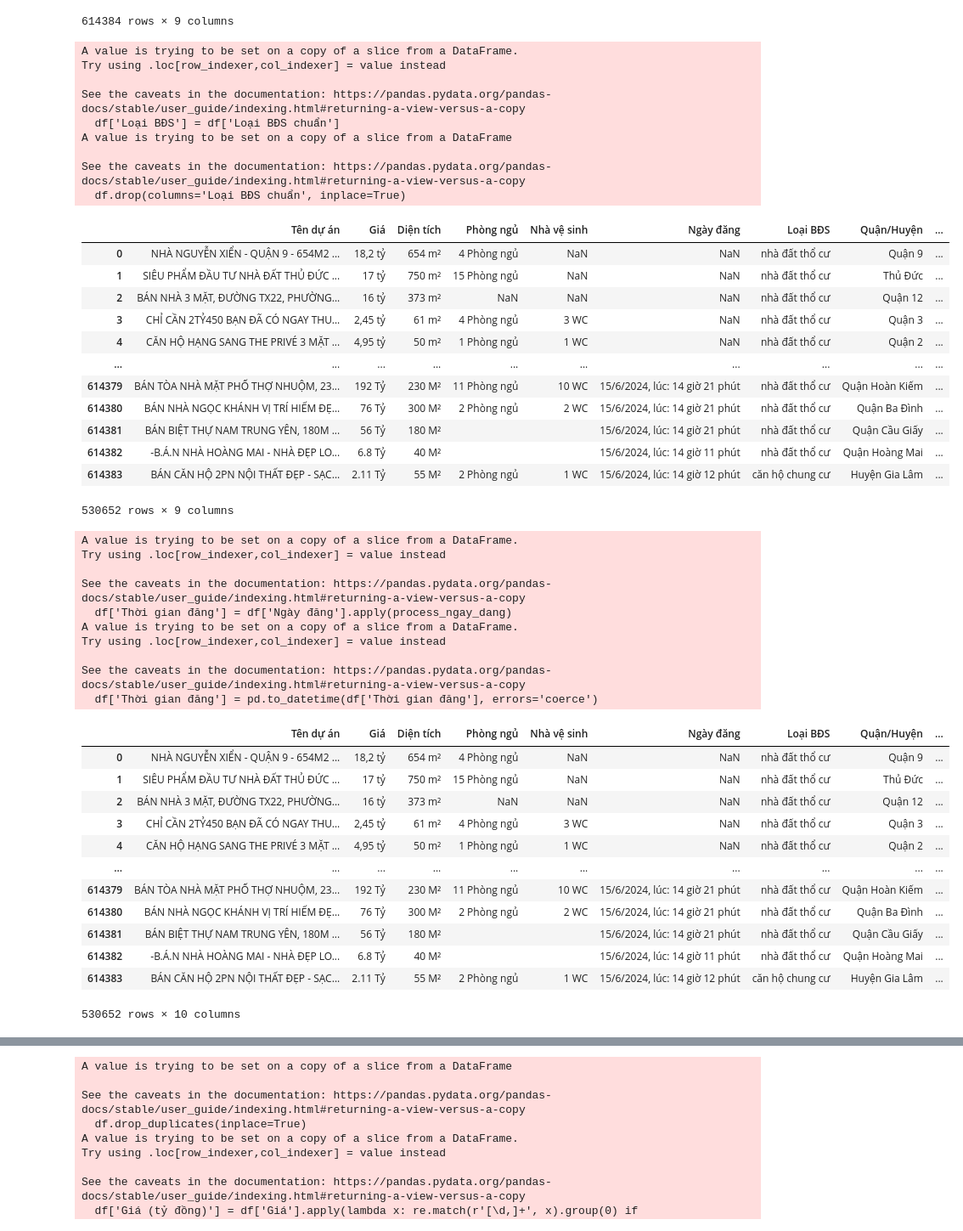
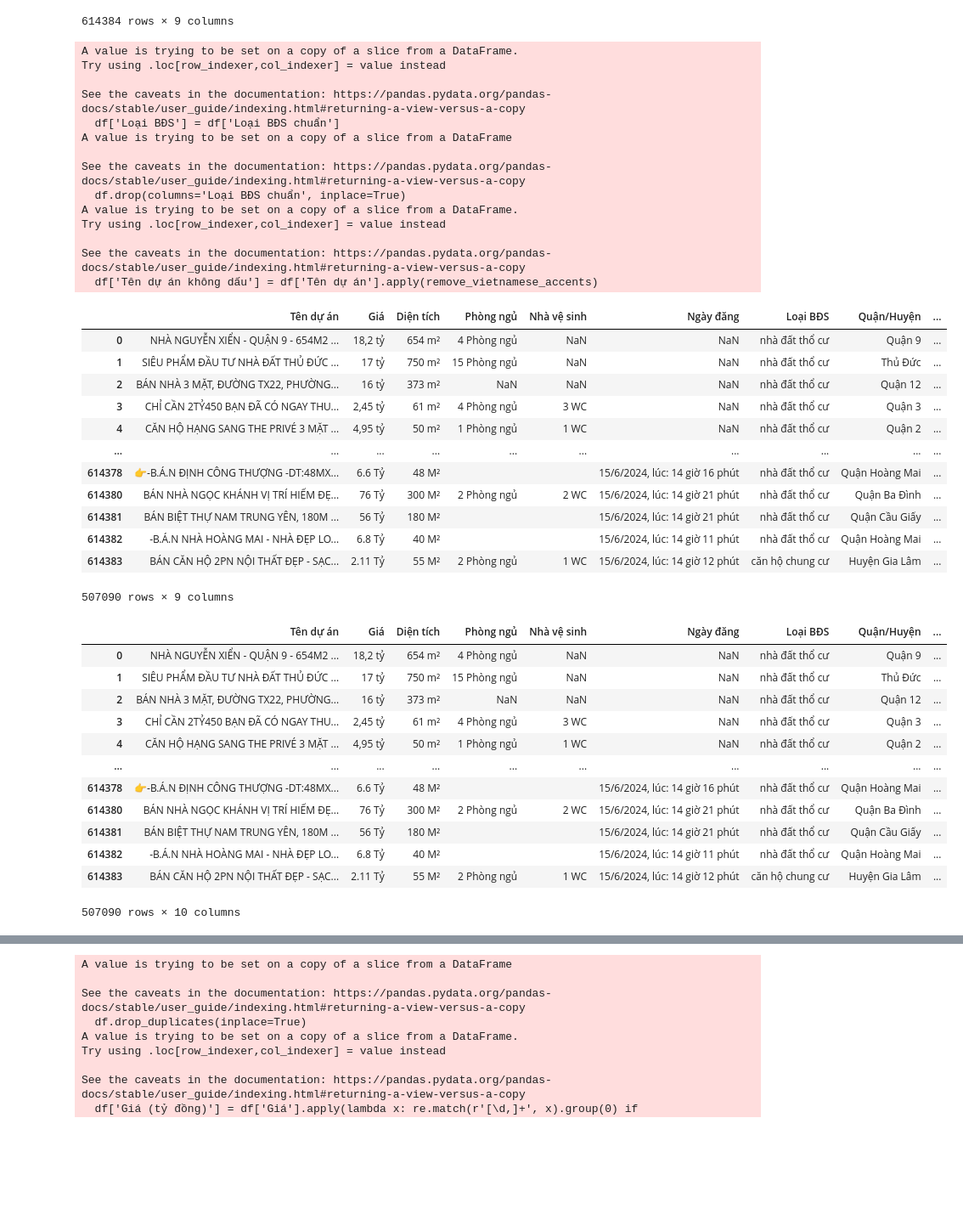
Before and after one commit to TXGVux/DATN, a Jupyter notebook: clean/clean_bds/clean_bds.ipynb, the cells around one changed output, grey strips where cells are left out. Shown: that part at 85% size. Cells and saved outputs as stored; diff of their text form; code cells hidden in the pictures; blank space fills up the shorter version.

```diff
--- a/clean/clean_bds/clean_bds.ipynb
+++ b/clean/clean_bds/clean_bds.ipynb
@@ -225,39 +225,65 @@ def chuan_hoa_loai_bds(loai):
         return 'nhà đất thổ cư'
     return None  # Loại khác sẽ bị loại bỏ
 
 # Áp dụng chuẩn hóa
 df['Loại BĐS chuẩn'] = df['Loại BĐS'].apply(chuan_hoa_loai_bds)
 
 # Chỉ giữ lại các dòng hợp lệ
 df = df[df['Loại BĐS chuẩn'].isin(['căn hộ chung cư', 'nhà đất thổ cư'])]
 
 # Gán ngược nếu muốn thay cột cũ
 df['Loại BĐS'] = df['Loại BĐS chuẩn']
+
+# Xoá cột "Loại BĐS chuẩn" sau khi đã gán ngược
 df.drop(columns='Loại BĐS chuẩn', inplace=True)
+
+# Hàm loại bỏ dấu tiếng Việt
+def remove_vietnamese_accents(text):
+    if pd.isna(text):
+        return ''
+    return ''.join(
+        c for c in unicodedata.normalize('NFD', str(text))
+        if unicodedata.category(c) != 'Mn'
+    )
+
+# Tạo cột tạm đã loại dấu
+df['Tên dự án không dấu'] = df['Tên dự án'].apply(remove_vietnamese_accents)
+
+# Lọc bỏ các dòng chứa từ "toa" (không dấu, không phân biệt hoa thường)
+df = df[~df['Tên dự án không dấu'].str.contains('toa', case=False, na=False)]
+
+# Xoá cột tạm nếu không cần
+df.drop(columns='Tên dự án không dấu', inplace=True)
+
 df
 # %% [output]
 A value is trying to be set on a copy of a slice from a DataFrame.
 Try using .loc[row_indexer,col_indexer] = value instead
 
 See the caveats in the documentation: https://pandas.pydata.org/pandas-docs/stable/user_guide/indexing.html#returning-a-view-versus-a-copy
   df['Loại BĐS'] = df['Loại BĐS chuẩn']
 A value is trying to be set on a copy of a slice from a DataFrame
 
 See the caveats in the documentation: https://pandas.pydata.org/pandas-docs/stable/user_guide/indexing.html#returning-a-view-versus-a-copy
   df.drop(columns='Loại BĐS chuẩn', inplace=True)
+A value is trying to be set on a copy of a slice from a DataFrame.
+Try using .loc[row_indexer,col_indexer] = value instead
+
+See the caveats in the documentation: https://pandas.pydata.org/pandas-docs/stable/user_guide/indexing.html#returning-a-view-versus-a-copy
+  df['Tên dự án không dấu'] = df['Tên dự án'].apply(remove_vietnamese_accents)
 |  | Tên dự án | Giá | Diện tích | Phòng ngủ | Nhà vệ sinh | Ngày đăng | Loại BĐS | Quận/Huyện | ... |
 | 0 | NHÀ NGUYỄN XIỂN - QUẬN 9 - 654M2 ... | 18,2 tỷ | 654 m² | 4 Phòng ngủ | NaN | NaN | nhà đất thổ cư | Quận 9 | ... |
 | 1 | SIÊU PHẨM ĐẦU TƯ NHÀ ĐẤT THỦ ĐỨC ... | 17 tỷ | 750 m² | 15 Phòng ngủ | NaN | NaN | nhà đất thổ cư | Thủ Đức | ... |
 | 2 | BÁN NHÀ 3 MẶT, ĐƯỜNG TX22, PHƯỜNG... | 16 tỷ | 373 m² | NaN | NaN | NaN | nhà đất thổ cư | Quận 12 | ... |
 | 3 | CHỈ CẦN 2TỶ450 BẠN ĐÃ CÓ NGAY THU... | 2,45 tỷ | 61 m² | 4 Phòng ngủ | 3 WC | NaN | nhà đất thổ cư | Quận 3 | ... |
 | 4 | CĂN HỘ HẠNG SANG THE PRIVÉ 3 MẶT ... | 4,95 tỷ | 50 m² | 1 Phòng ngủ | 1 WC | NaN | nhà đất thổ cư | Quận 2 | ... |
 | ... | ... | ... | ... | ... | ... | ... | ... | ... | ... |
-| 614379 | BÁN TÒA NHÀ MẶT PHỐ THỢ NHUỘM, 23... | 192 Tỷ | 230 M² | 11 Phòng ngủ | 10 WC | 15/6/2024, lúc: 14 giờ 21 phút | nhà đất thổ cư | Quận Hoàn Kiếm | ... |
+| 614378 | 👉-B.Á.N ĐỊNH CÔNG THƯỢNG -DT:48MX... | 6.6 Tỷ | 48 M² |  |  | 15/6/2024, lúc: 14 giờ 16 phút | nhà đất thổ cư | Quận Hoàng Mai | ... |
 | 614380 | BÁN NHÀ NGỌC KHÁNH VỊ TRÍ HIẾM ĐẸ... | 76 Tỷ | 300 M² | 2 Phòng ngủ | 2 WC | 15/6/2024, lúc: 14 giờ 21 phút | nhà đất thổ cư | Quận Ba Đình | ... |
 | 614381 | BÁN BIỆT THỰ NAM TRUNG YÊN, 180M ... | 56 Tỷ | 180 M² |  |  | 15/6/2024, lúc: 14 giờ 21 phút | nhà đất thổ cư | Quận Cầu Giấy | ... |
 | 614382 | -B.Á.N NHÀ HOÀNG MAI - NHÀ ĐẸP LO... | 6.8 Tỷ | 40 M² |  |  | 15/6/2024, lúc: 14 giờ 11 phút | nhà đất thổ cư | Quận Hoàng Mai | ... |
 | 614383 | BÁN CĂN HỘ 2PN NỘI THẤT ĐẸP - SẠC... | 2.11 Tỷ | 55 M² | 2 Phòng ngủ | 1 WC | 15/6/2024, lúc: 14 giờ 12 phút | căn hộ chung cư | Huyện Gia Lâm | ... |
-530652 rows × 9 columns
+507090 rows × 9 columns
 # %%
 # Hàm để trích xuất năm từ chuỗi ngày
 def process_ngay_dang(value):
@@ -281,29 +307,19 @@ df['Thời gian đăng'] = df['Ngày đăng'].apply(process_ngay_dang)
 df['Thời gian đăng'] = pd.to_datetime(df['Thời gian đăng'], errors='coerce')
 df
 # %% [output]
+|  | Tên dự án | Giá | Diện tích | Phòng ngủ | Nhà vệ sinh | Ngày đăng | Loại BĐS | Quận/Huyện | ... |
+| 0 | NHÀ NGUYỄN XIỂN - QUẬN 9 - 654M2 ... | 18,2 tỷ | 654 m² | 4 Phòng ngủ | NaN | NaN | nhà đất thổ cư | Quận 9 | ... |
+| 1 | SIÊU PHẨM ĐẦU TƯ NHÀ ĐẤT THỦ ĐỨC ... | 17 tỷ | 750 m² | 15 Phòng ngủ | NaN | NaN | nhà đất thổ cư | Thủ Đức | ... |
+| 2 | BÁN NHÀ 3 MẶT, ĐƯỜNG TX22, PHƯỜNG... | 16 tỷ | 373 m² | NaN | NaN | NaN | nhà đất thổ cư | Quận 12 | ... |
+| 3 | CHỈ CẦN 2TỶ450 BẠN ĐÃ CÓ NGAY THU... | 2,45 tỷ | 61 m² | 4 Phòng ngủ | 3 WC | NaN | nhà đất thổ cư | Quận 3 | ... |
+| 4 | CĂN HỘ HẠNG SANG THE PRIVÉ 3 MẶT ... | 4,95 tỷ | 50 m² | 1 Phòng ngủ | 1 WC | NaN | nhà đất thổ cư | Quận 2 | ... |
+| ... | ... | ... | ... | ... | ... | ... | ... | ... | ... |
+| 614378 | 👉-B.Á.N ĐỊNH CÔNG THƯỢNG -DT:48MX... | 6.6 Tỷ | 48 M² |  |  | 15/6/2024, lúc: 14 giờ 16 phút | nhà đất thổ cư | Quận Hoàng Mai | ... |
+| 614380 | BÁN NHÀ NGỌC KHÁNH VỊ TRÍ HIẾM ĐẸ... | 76 Tỷ | 300 M² | 2 Phòng ngủ | 2 WC | 15/6/2024, lúc: 14 giờ 21 phút | nhà đất thổ cư | Quận Ba Đình | ... |
+| 614381 | BÁN BIỆT THỰ NAM TRUNG YÊN, 180M ... | 56 Tỷ | 180 M² |  |  | 15/6/2024, lúc: 14 giờ 21 phút | nhà đất thổ cư | Quận Cầu Giấy | ... |
+| 614382 | -B.Á.N NHÀ HOÀNG MAI - NHÀ ĐẸP LO... | 6.8 Tỷ | 40 M² |  |  | 15/6/2024, lúc: 14 giờ 11 phút | nhà đất thổ cư | Quận Hoàng Mai | ... |
+| 614383 | BÁN CĂN HỘ 2PN NỘI THẤT ĐẸP - SẠC... | 2.11 Tỷ | 55 M² | 2 Phòng ngủ | 1 WC | 15/6/2024, lúc: 14 giờ 12 phút | căn hộ chung cư | Huyện Gia Lâm | ... |
-A value is trying to be set on a copy of a slice from a DataFrame.
-Try using .loc[row_indexer,col_indexer] = value instead
-
-See the caveats in the documentation: https://pandas.pydata.org/pandas-docs/stable/user_guide/indexing.html#returning-a-view-versus-a-copy
-  df['Thời gian đăng'] = df['Ngày đăng'].apply(process_ngay_dang)
-A value is trying to be set on a copy of a slice from a DataFrame.
-Try using .loc[row_indexer,col_indexer] = value instead
-
-See the caveats in the documentation: https://pandas.pydata.org/pandas-docs/stable/user_guide/indexing.html#returning-a-view-versus-a-copy
-  df['Thời gian đăng'] = pd.to_datetime(df['Thời gian đăng'], errors='coerce')
+507090 rows × 10 columns
-|  | Tên dự án | Giá | Diện tích | Phòng ngủ | Nhà vệ sinh | Ngày đăng | Loại BĐS | Quận/Huyện | ... |
-| 0 | NHÀ NGUYỄN XIỂN - QUẬN 9 - 654M2 ... | 18,2 tỷ | 654 m² | 4 Phòng ngủ | NaN | NaN | nhà đất thổ cư | Quận 9 | ... |
-| 1 | SIÊU PHẨM ĐẦU TƯ NHÀ ĐẤT THỦ ĐỨC ... | 17 tỷ | 750 m² | 15 Phòng ngủ | NaN | NaN | nhà đất thổ cư | Thủ Đức | ... |
-| 2 | BÁN NHÀ 3 MẶT, ĐƯỜNG TX22, PHƯỜNG... | 16 tỷ | 373 m² | NaN | NaN | NaN | nhà đất thổ cư | Quận 12 | ... |
-| 3 | CHỈ CẦN 2TỶ450 BẠN ĐÃ CÓ NGAY THU... | 2,45 tỷ | 61 m² | 4 Phòng ngủ | 3 WC | NaN | nhà đất thổ cư | Quận 3 | ... |
-| 4 | CĂN HỘ HẠNG SANG THE PRIVÉ 3 MẶT ... | 4,95 tỷ | 50 m² | 1 Phòng ngủ | 1 WC | NaN | nhà đất thổ cư | Quận 2 | ... |
-| ... | ... | ... | ... | ... | ... | ... | ... | ... | ... |
-| 614379 | BÁN TÒA NHÀ MẶT PHỐ THỢ NHUỘM, 23... | 192 Tỷ | 230 M² | 11 Phòng ngủ | 10 WC | 15/6/2024, lúc: 14 giờ 21 phút | nhà đất thổ cư | Quận Hoàn Kiếm | ... |
-| 614380 | BÁN NHÀ NGỌC KHÁNH VỊ TRÍ HIẾM ĐẸ... | 76 Tỷ | 300 M² | 2 Phòng ngủ | 2 WC | 15/6/2024, lúc: 14 giờ 21 phút | nhà đất thổ cư | Quận Ba Đình | ... |
-| 614381 | BÁN BIỆT THỰ NAM TRUNG YÊN, 180M ... | 56 Tỷ | 180 M² |  |  | 15/6/2024, lúc: 14 giờ 21 phút | nhà đất thổ cư | Quận Cầu Giấy | ... |
-| 614382 | -B.Á.N NHÀ HOÀNG MAI - NHÀ ĐẸP LO... | 6.8 Tỷ | 40 M² |  |  | 15/6/2024, lúc: 14 giờ 11 phút | nhà đất thổ cư | Quận Hoàng Mai | ... |
-| 614383 | BÁN CĂN HỘ 2PN NỘI THẤT ĐẸP - SẠC... | 2.11 Tỷ | 55 M² | 2 Phòng ngủ | 1 WC | 15/6/2024, lúc: 14 giờ 12 phút | căn hộ chung cư | Huyện Gia Lâm | ... |
-530652 rows × 10 columns
 # %%
 df.info()
 # %% [output]
```
Also changed, not shown: parts of 12 cells of this notebook, 1 other file.
